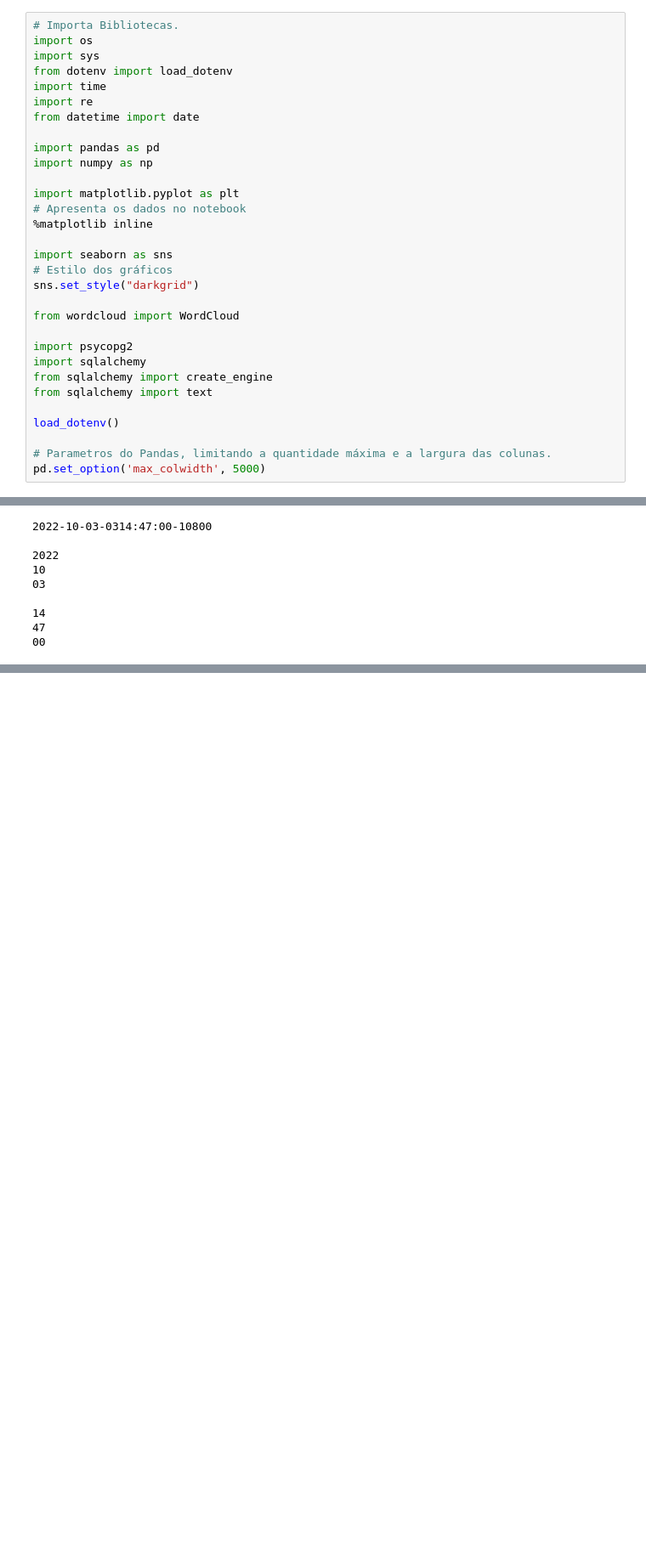
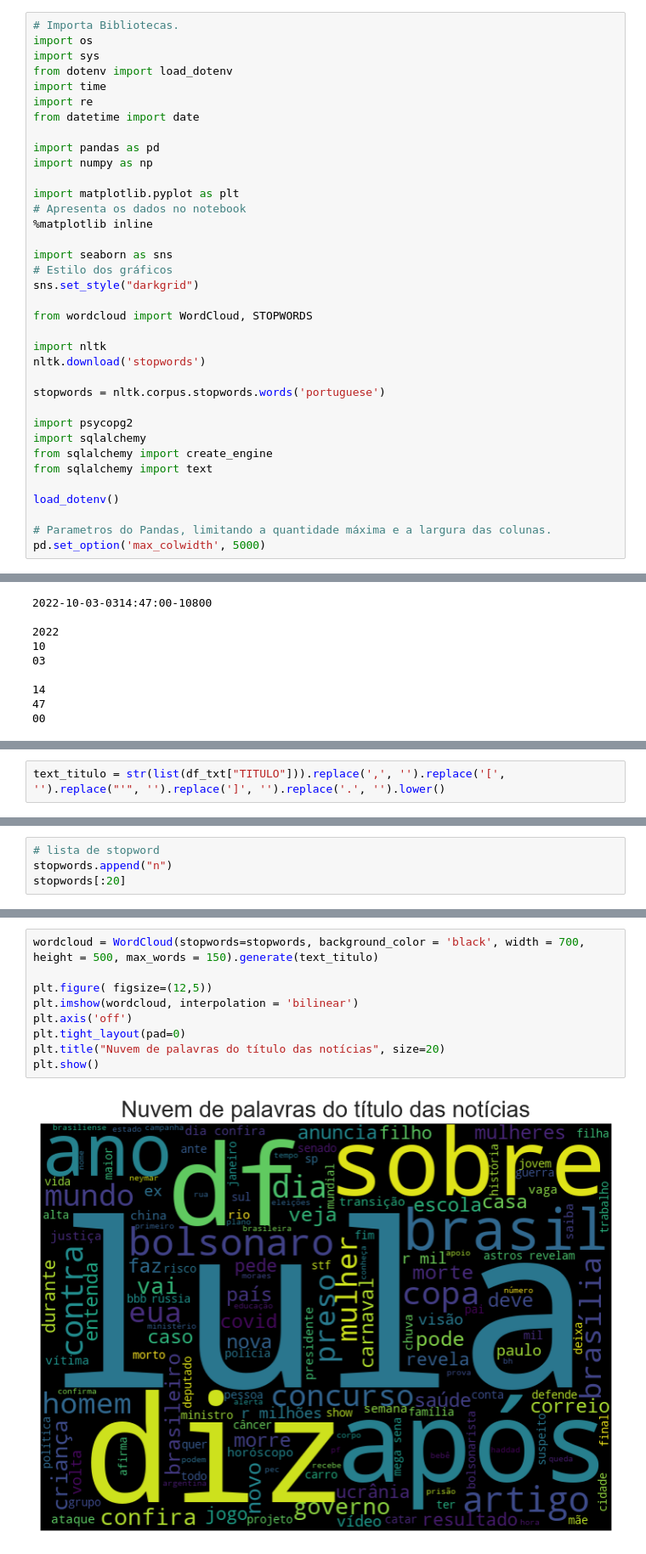
Before and after one commit to rafhaelom/monitoring-webscraping-newspaper, a Jupyter notebook: monitoramento_dados_webscraping_newspaper.ipynb, the cells around one changed output, grey strips where cells are left out. Shown: that part at 85% size. Cells and saved outputs as stored; diff of their text form; blank space fills up the shorter version.

Commit message:
:sparkles: add: wordcloud do título e do texto das notícias.

```diff
--- a/monitoramento_dados_webscraping_newspaper.ipynb
+++ b/monitoramento_dados_webscraping_newspaper.ipynb
@@ -72,7 +72,12 @@ import seaborn as sns
 # Estilo dos gráficos
 sns.set_style("darkgrid")
 
-from wordcloud import WordCloud
+from wordcloud import WordCloud, STOPWORDS
+
+import nltk
+nltk.download('stopwords')
+
+stopwords = nltk.corpus.stopwords.words('portuguese')
 
 import psycopg2
 import sqlalchemy
@@ -452,0 +458,2 @@ memory usage: 1.3+ MB
+# %%
+text_titulo = str(list(df_txt["TITULO"])).replace(',', '').replace('[', '').replace("'", '').replace(']', '').replace('.', '').lower()
@@ -452,0 +477,4 @@ memory usage: 1.3+ MB
+# %%
+# lista de stopword
+stopwords.append("n")
+stopwords[:20]
@@ -452,0 +502,11 @@ memory usage: 1.3+ MB
+# %%
+wordcloud = WordCloud(stopwords=stopwords, background_color = 'black', width = 700,  height = 500, max_words = 150).generate(text_titulo)
+
+plt.figure( figsize=(12,5))
+plt.imshow(wordcloud, interpolation = 'bilinear')
+plt.axis('off')
+plt.tight_layout(pad=0)
+plt.title("Nuvem de palavras do título das notícias", size=20)
+plt.show()
+# %% [output]
+[figure, added]
```
Also changed, not shown: parts of 26 cells of this notebook, 1 other file.
